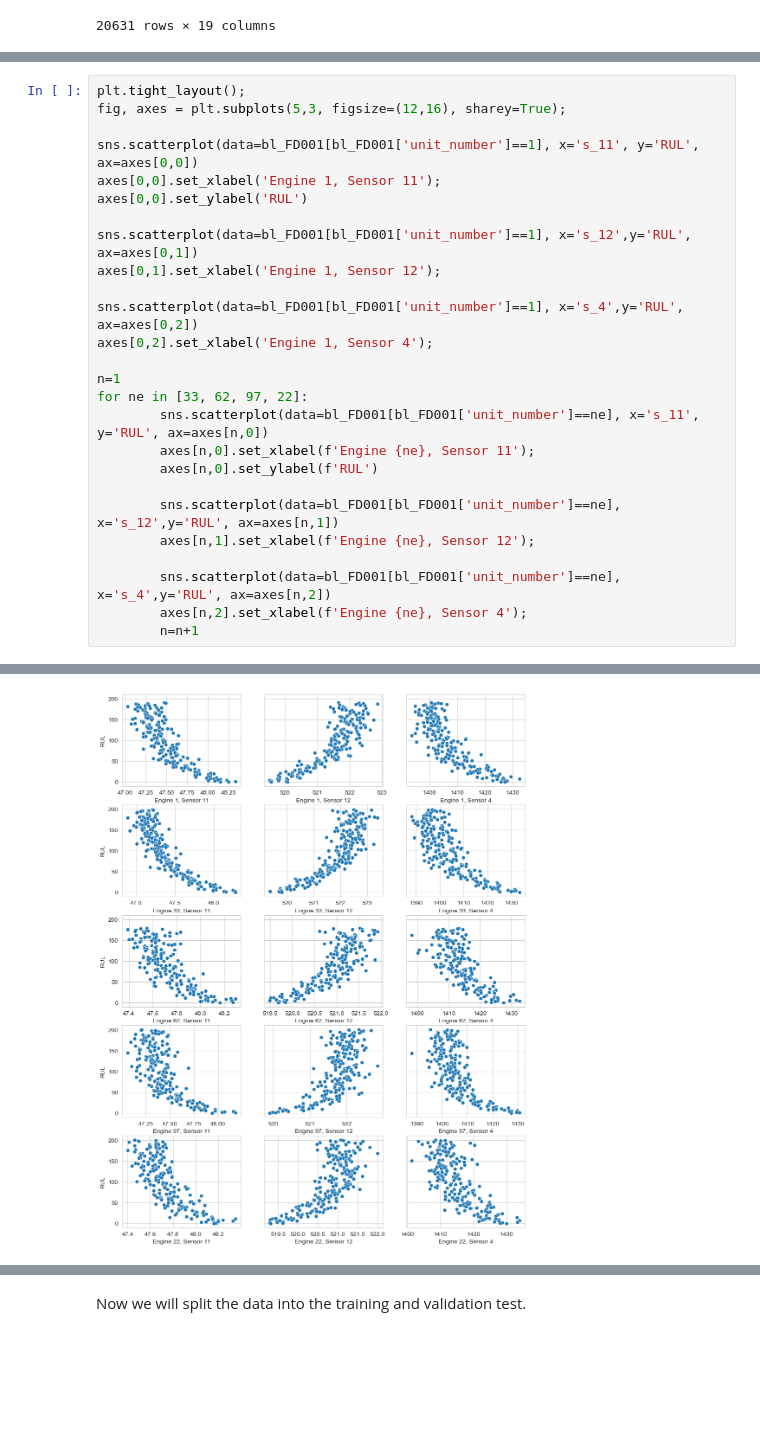
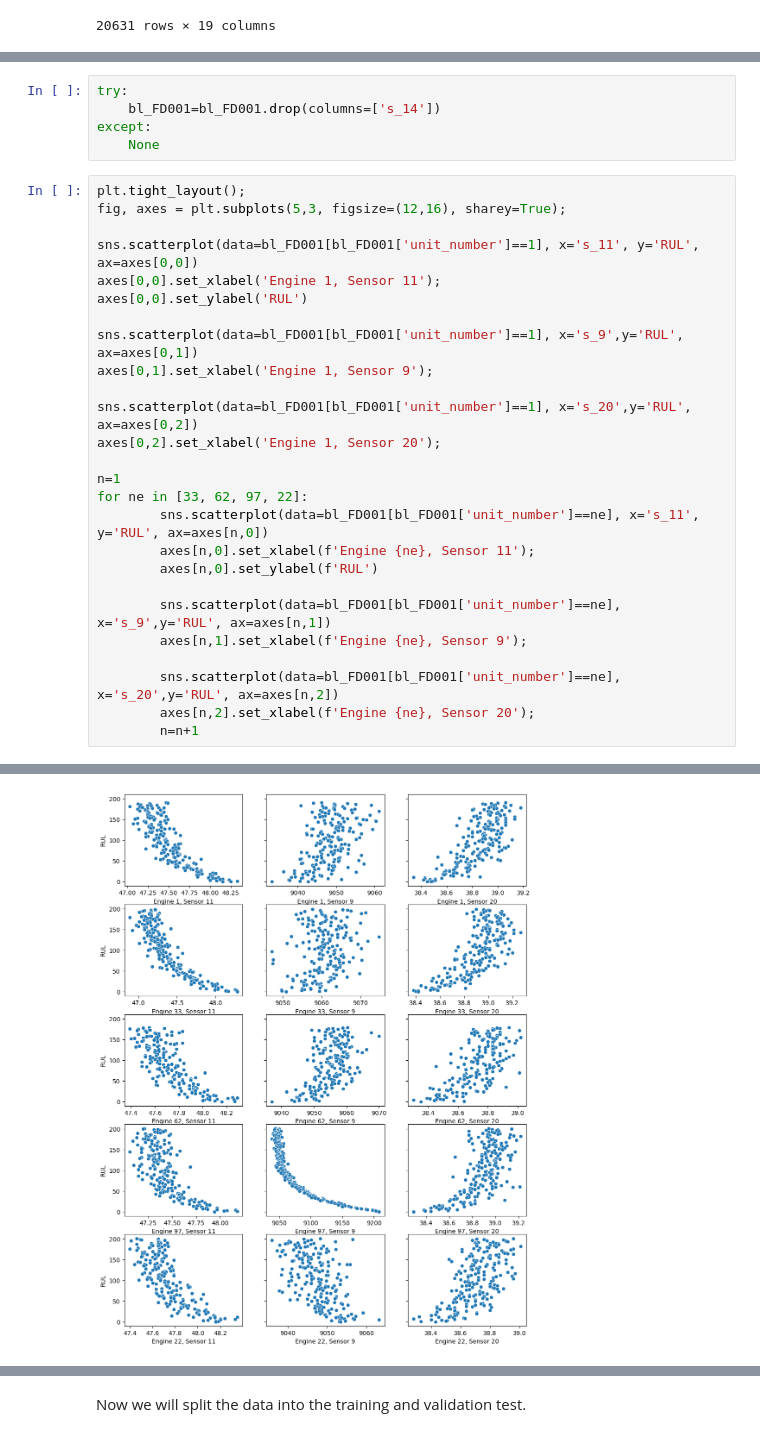
Before and after one commit to oscarguillen-ml/ML-Internship-Portfolio, a Jupyter notebook: 02-predictive-maintenance/predictive_maintenance.ipynb, the cells around one changed output, grey strips where cells are left out. Cells and saved outputs as stored; diff of their text form; blank space fills up the shorter version.

```diff
--- a/02-predictive-maintenance/predictive_maintenance.ipynb
+++ b/02-predictive-maintenance/predictive_maintenance.ipynb
@@ -157,32 +160,37 @@ sns.heatmap(correlation_matrix, annot=True, cmap='coolwarm', fmt='.2f')
+# %%
+try:
+    bl_FD001=bl_FD001.drop(columns=['s_14'])
+except:
+    None
 # %%
 plt.tight_layout();
 fig, axes = plt.subplots(5,3, figsize=(12,16), sharey=True);
 
 sns.scatterplot(data=bl_FD001[bl_FD001['unit_number']==1], x='s_11', y='RUL', ax=axes[0,0])
 axes[0,0].set_xlabel('Engine 1, Sensor 11');
 axes[0,0].set_ylabel('RUL')
 
-sns.scatterplot(data=bl_FD001[bl_FD001['unit_number']==1], x='s_12',y='RUL', ax=axes[0,1])
-axes[0,1].set_xlabel('Engine 1, Sensor 12');
+sns.scatterplot(data=bl_FD001[bl_FD001['unit_number']==1], x='s_9',y='RUL', ax=axes[0,1])
+axes[0,1].set_xlabel('Engine 1, Sensor 9');
 
-sns.scatterplot(data=bl_FD001[bl_FD001['unit_number']==1], x='s_4',y='RUL', ax=axes[0,2])
-axes[0,2].set_xlabel('Engine 1, Sensor 4');
+sns.scatterplot(data=bl_FD001[bl_FD001['unit_number']==1], x='s_20',y='RUL', ax=axes[0,2])
+axes[0,2].set_xlabel('Engine 1, Sensor 20');
 
 n=1
 for ne in [33, 62, 97, 22]:
         sns.scatterplot(data=bl_FD001[bl_FD001['unit_number']==ne], x='s_11', y='RUL', ax=axes[n,0])
         axes[n,0].set_xlabel(f'Engine {ne}, Sensor 11');
         axes[n,0].set_ylabel(f'RUL')
 
-        sns.scatterplot(data=bl_FD001[bl_FD001['unit_number']==ne], x='s_12',y='RUL', ax=axes[n,1])
-        axes[n,1].set_xlabel(f'Engine {ne}, Sensor 12');
+        sns.scatterplot(data=bl_FD001[bl_FD001['unit_number']==ne], x='s_9',y='RUL', ax=axes[n,1])
+        axes[n,1].set_xlabel(f'Engine {ne}, Sensor 9');
 
-        sns.scatterplot(data=bl_FD001[bl_FD001['unit_number']==ne], x='s_4',y='RUL', ax=axes[n,2])
-        axes[n,2].set_xlabel(f'Engine {ne}, Sensor 4');
+        sns.scatterplot(data=bl_FD001[bl_FD001['unit_number']==ne], x='s_20',y='RUL', ax=axes[n,2])
+        axes[n,2].set_xlabel(f'Engine {ne}, Sensor 20');
         n=n+1
 # %% [output]
 <Figure size 640x480 with 0 Axes>
-[figure, old version]
+[figure, new version]
 # %%
 bl_FD001.hist(bins=50, figsize=(20, 15))
 plt.tight_layout()
```
Also changed, not shown: parts of 16 cells of this notebook.
